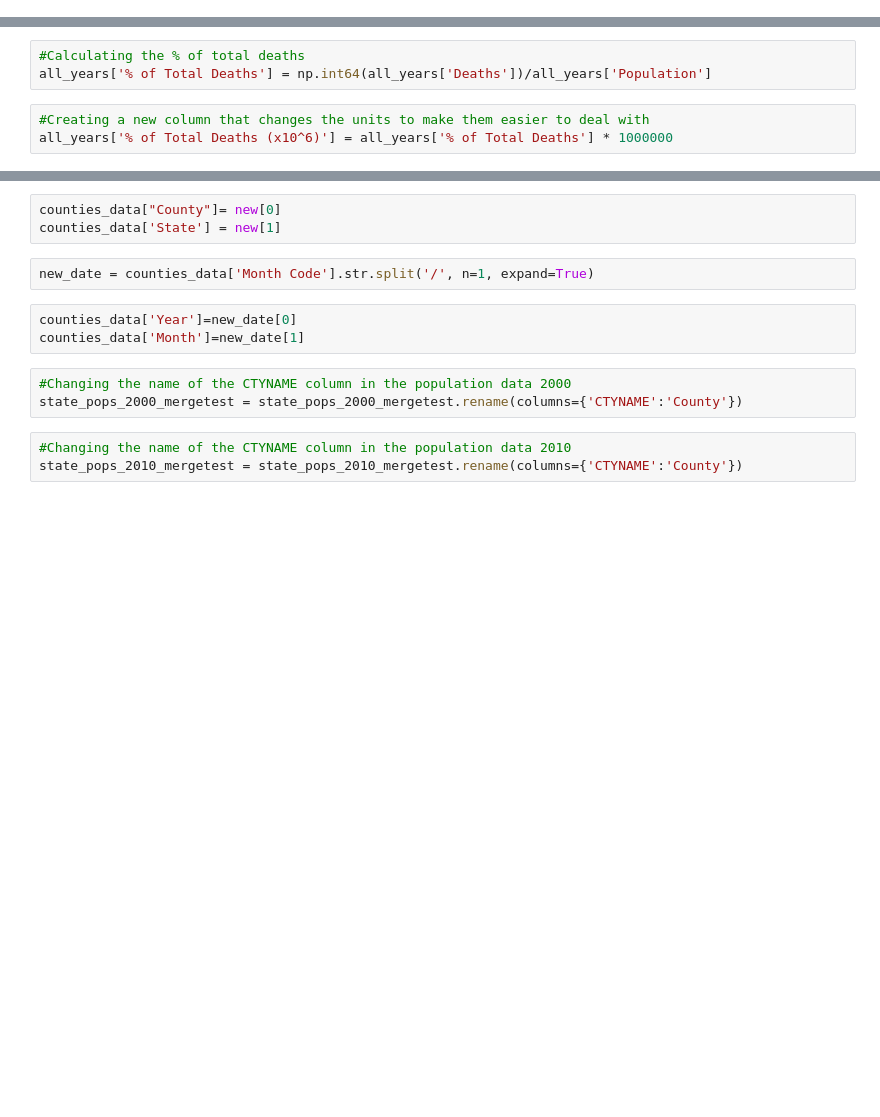
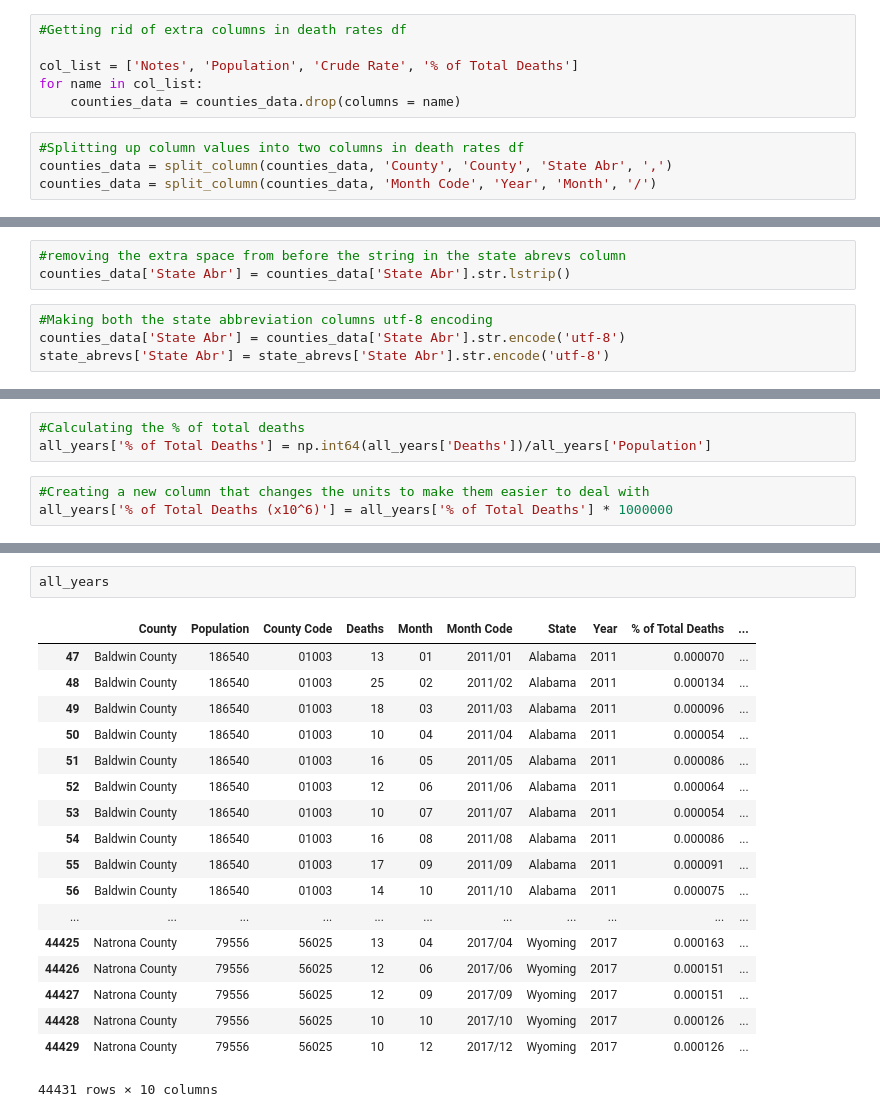
Before and after one commit to nghitrampham/CSE583_FinalProject, a Jupyter notebook: healthdata_cleanup.ipynb, the cells around one changed output, grey strips where cells are left out. Drawn from its saved outputs; the diff is of its cells as text; blank space fills up the shorter version.

Commit message:
Merged the state abbreviations wtih the health data, then merged the health data with the population data, now able to calculate percent of population deaths due to respiratory illness

```diff
--- a/healthdata_cleanup.ipynb
+++ b/healthdata_cleanup.ipynb
@@ -115,0 +71,10 @@ def concat_dfs_vertically(dataframe1, dataframe2):
+# %%
+#Getting rid of extra columns in death rates df
+
+col_list = ['Notes', 'Population', 'Crude Rate', '% of Total Deaths']
+for name in col_list:
+    counties_data = counties_data.drop(columns = name)
+# %%
+#Splitting up column values into two columns in death rates df
+counties_data = split_column(counties_data, 'County', 'County', 'State Abr', ',')
+counties_data = split_column(counties_data, 'Month Code', 'Year', 'Month', '/')
@@ -115,0 +84,7 @@ def concat_dfs_vertically(dataframe1, dataframe2):
+# %%
+#removing the extra space from before the string in the state abrevs column
+counties_data['State Abr'] = counties_data['State Abr'].str.lstrip()
+# %%
+#Making both the state abbreviation columns utf-8 encoding
+counties_data['State Abr'] = counties_data['State Abr'].str.encode('utf-8')
+state_abrevs['State Abr'] = state_abrevs['State Abr'].str.encode('utf-8')
@@ -165,14 +123,21 @@ new = counties_data["County"].str.split(",", n = 1, expand = True)
-# %%
-counties_data["County"]= new[0]
-counties_data['State'] = new[1]
-# %%
-new_date = counties_data['Month Code'].str.split('/', n=1, expand=True)
-# %%
-counties_data['Year']=new_date[0]
-counties_data['Month']=new_date[1]
-# %%
-#Changing the name of the CTYNAME column in the population data 2000
-state_pops_2000_mergetest = state_pops_2000_mergetest.rename(columns={'CTYNAME':'County'})
-# %%
-#Changing the name of the CTYNAME column in the population data 2010
-state_pops_2010_mergetest = state_pops_2010_mergetest.rename(columns={'CTYNAME':'County'})
+# %%
+all_years
+# %% [output]
+|  | County | Population | County Code | Deaths | Month | Month Code | State | Year | % of Total Deaths | ... |
+| 47 | Baldwin County | 186540 | 01003 | 13 | 01 | 2011/01 | Alabama | 2011 | 0.000070 | ... |
+| 48 | Baldwin County | 186540 | 01003 | 25 | 02 | 2011/02 | Alabama | 2011 | 0.000134 | ... |
+| 49 | Baldwin County | 186540 | 01003 | 18 | 03 | 2011/03 | Alabama | 2011 | 0.000096 | ... |
+| 50 | Baldwin County | 186540 | 01003 | 10 | 04 | 2011/04 | Alabama | 2011 | 0.000054 | ... |
+| 51 | Baldwin County | 186540 | 01003 | 16 | 05 | 2011/05 | Alabama | 2011 | 0.000086 | ... |
+| 52 | Baldwin County | 186540 | 01003 | 12 | 06 | 2011/06 | Alabama | 2011 | 0.000064 | ... |
+| 53 | Baldwin County | 186540 | 01003 | 10 | 07 | 2011/07 | Alabama | 2011 | 0.000054 | ... |
+| 54 | Baldwin County | 186540 | 01003 | 16 | 08 | 2011/08 | Alabama | 2011 | 0.000086 | ... |
+| 55 | Baldwin County | 186540 | 01003 | 17 | 09 | 2011/09 | Alabama | 2011 | 0.000091 | ... |
+| 56 | Baldwin County | 186540 | 01003 | 14 | 10 | 2011/10 | Alabama | 2011 | 0.000075 | ... |
+| ... | ... | ... | ... | ... | ... | ... | ... | ... | ... | ... |
+| 44425 | Natrona County | 79556 | 56025 | 13 | 04 | 2017/04 | Wyoming | 2017 | 0.000163 | ... |
+| 44426 | Natrona County | 79556 | 56025 | 12 | 06 | 2017/06 | Wyoming | 2017 | 0.000151 | ... |
+| 44427 | Natrona County | 79556 | 56025 | 12 | 09 | 2017/09 | Wyoming | 2017 | 0.000151 | ... |
+| 44428 | Natrona County | 79556 | 56025 | 10 | 10 | 2017/10 | Wyoming | 2017 | 0.000126 | ... |
+| 44429 | Natrona County | 79556 | 56025 | 10 | 12 | 2017/12 | Wyoming | 2017 | 0.000126 | ... |
+44431 rows × 10 columns
```
Also changed, not shown: parts of 28 cells of this notebook.
